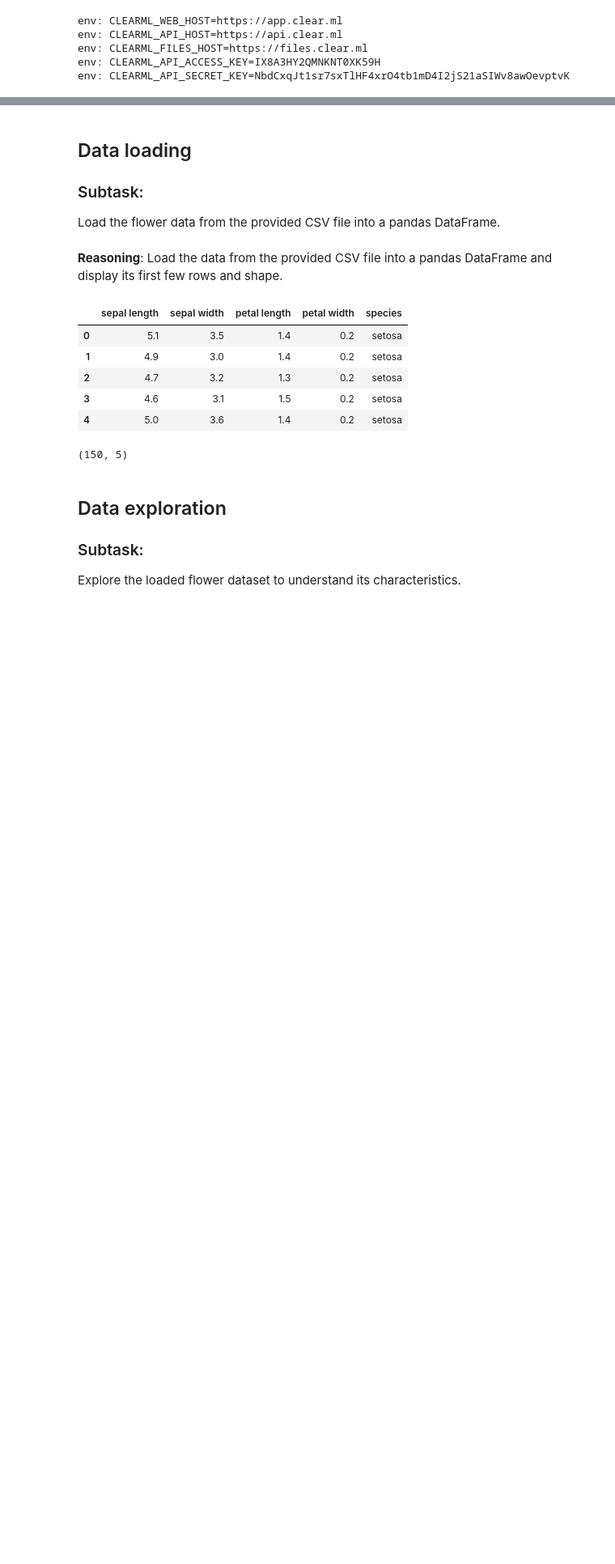
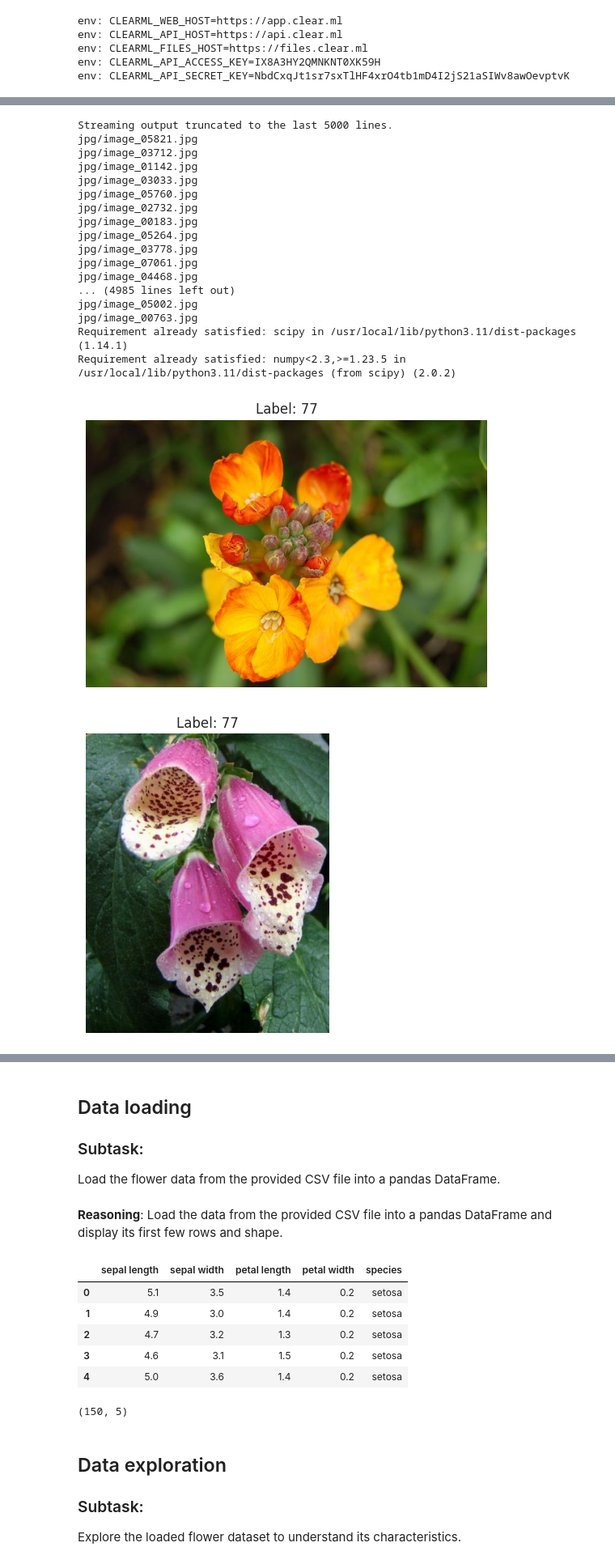
Before and after one commit to Ishita95-harvad/Flowers-Recognition, a Jupyter notebook: Flowers_Recognition.ipynb, the cells around one changed output, grey strips where cells are left out. Shown at 81% size. Saved outputs shown, nothing was run; the diff lists cells and outputs as text; code cells hidden in the pictures; blank space fills up the shorter version.

```diff
--- a/Flowers_Recognition.ipynb
+++ b/Flowers_Recognition.ipynb
@@ -64,0 +93,55 @@ env: CLEARML_API_SECRET_KEY=NbdCxqJt1sr7sxTlHF4xrO4tb1mD4I2jS21aSIWv8awOevptvK
+# %%
+!wget http://www.robots.ox.ac.uk/~vgg/data/flowers/102/102flowers.tgz  # Download images
+!wget http://www.robots.ox.ac.uk/~vgg/data/flowers/102/imagelabels.mat  # Download labels
+!wget http://www.robots.ox.ac.uk/~vgg/data/flowers/102/setid.mat # Download train/test/validation split information
+
+!tar -xvzf 102flowers.tgz # Extract the images
+!pip install scipy # Install scipy to read .mat files
+
+import scipy.io # Import scipy.io
+import os
+import pandas as pd
+import matplotlib.pyplot as plt
+import matplotlib.image as mpimg
+
+
+# Load image labels
+mat = scipy.io.loadmat('imagelabels.mat')
+labels = mat['labels'][0]  # Extract labels from the .mat file
+
+# Create a DataFrame with image file paths and labels
+image_dir = 'jpg' # Directory containing the images
+image_files = [f for f in os.listdir(image_dir) if f.endswith(('.jpg', '.jpeg', '.png'))]
+df = pd.DataFrame({'image_path': [os.path.join(image_dir, f) for f in image_files], 'label': labels[:len(image_files)]})
+
+# Display the first few images and their labels
+num_images_to_display = 5
+for i in range(num_images_to_display):
+    image_path = df.loc[i, 'image_path']
+    img = mpimg.imread(image_path)
+    plt.imshow(img)
+    plt.title(f"Label: {df.loc[i, 'label']}")
+    plt.axis('off')
+    plt.show()
+
+# ... (rest of your analysis and visualization code, adapted to use 'df') ...
+# %% [output]
+Streaming output truncated to the last 5000 lines.
+jpg/image_05821.jpg
+jpg/image_03712.jpg
+jpg/image_01142.jpg
+jpg/image_03033.jpg
+jpg/image_05760.jpg
+jpg/image_02732.jpg
+jpg/image_00183.jpg
+jpg/image_05264.jpg
+jpg/image_03778.jpg
+jpg/image_07061.jpg
+jpg/image_04468.jpg
+... (4985 lines left out)
+jpg/image_05002.jpg
+jpg/image_00763.jpg
+Requirement already satisfied: scipy in /usr/local/lib/python3.11/dist-packages (1.14.1)
+Requirement already satisfied: numpy<2.3,>=1.23.5 in /usr/local/lib/python3.11/dist-packages (from scipy) (2.0.2)
+[figure, added]
+[figure, added]
```
Also changed, not shown: parts of 11 cells of this notebook.
